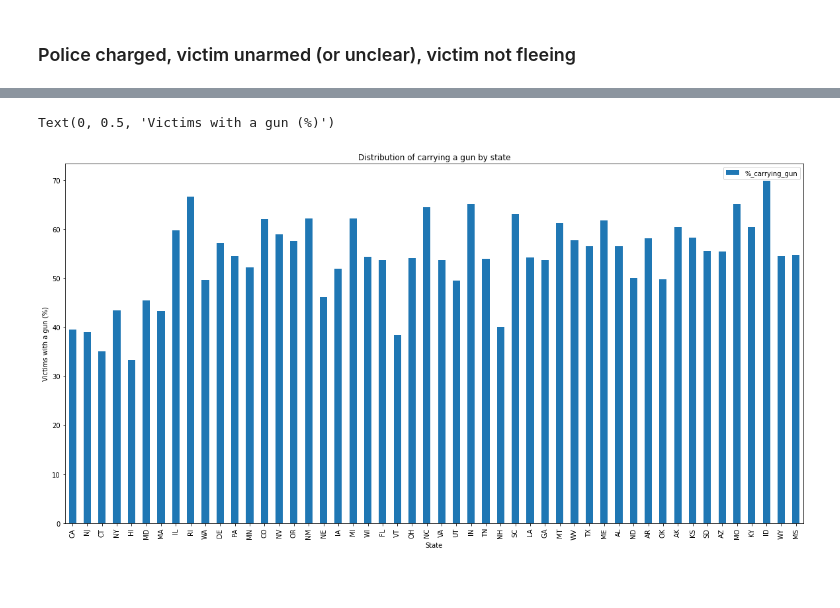
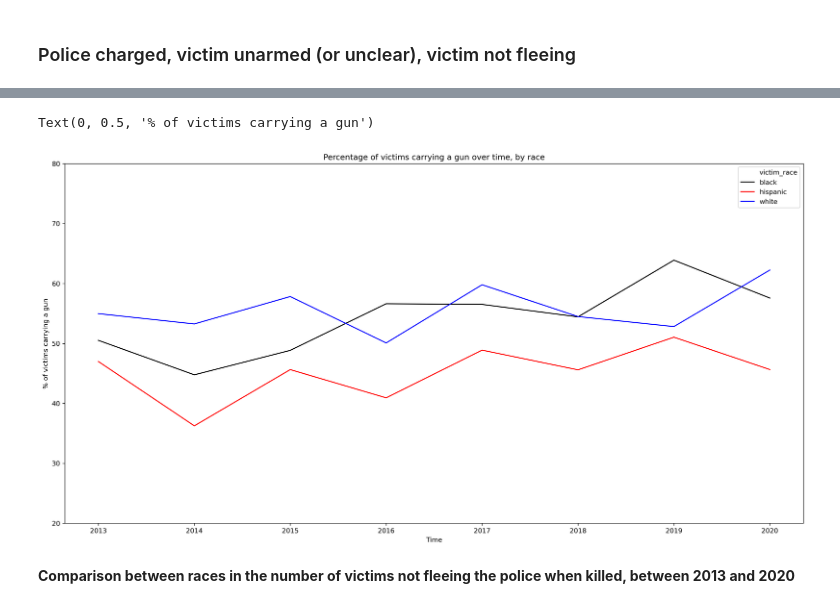
Before and after one commit to epfl-ada/ada-2020-project-milestone-p3-p3_badass, a Jupyter notebook: police_violence.ipynb, the cells around one changed output, grey strips where cells are left out. Drawn from its saved outputs; the diff is of its cells as text; code cells hidden in the pictures; blank space fills up the shorter version.

```diff
--- a/police_violence.ipynb
+++ b/police_violence.ipynb
@@ -219,0 +155,9 @@ df_result.head()
+# %%
+#keep only "white", "black" and "hispanic"
+df_races = PV_data.query('victim_race in @races')
+# %%
+#group by race and year => count the total number of victims by race each year
+total_df = df_races.groupby(['victim_race', 'date'], as_index=False).count()
+total_df['total_count'] = total_df.State
+total_df = total_df[['victim_race', 'date', 'total_count']]
+total_df.head()
@@ -219,0 +182,6 @@ df_result.head()
+# %%
+#group by race, year and weapon => get the number of victims carrying a gun, each year, in every race
+guns_df = df_races.groupby(['victim_race', 'date', 'alleged_weapon'], as_index=False).count()
+guns_df['gun_count'] = guns_df.State
+guns_df = guns_df.query('alleged_weapon == "gun"')
+guns_df.head()
@@ -219,0 +195,5 @@ df_result.head()
+# %%
+final_df = pd.merge(total_df, guns_df, on=['victim_race', 'date'])
+final_df['%_carrying_gun'] = np.around(final_df.gun_count / final_df.total_count * 100, decimals=2)
+final_df = final_df[['victim_race', 'date', '%_carrying_gun']]
+final_df
@@ -220,11 +218,16 @@ df_result.head()
 # %%
 fig, ax = plt.subplots()
 fig.set_size_inches(20, 10)
 
-df_result.plot(ax=ax, x='State', y='%_carrying_gun', kind='bar')
+sns.lineplot(data=final_df, x="date", y="%_carrying_gun", hue="victim_race", palette=["black", "red", "blue"])
 
-ax.set_title('Distribution of carrying a gun by state')
-ax.set_ylabel('Victims with a gun (%)')
+ax.set_ylim(20,80)
+
+ax.set_title("Percentage of victims carrying a gun over time, by race")
+ax.set_xlabel("Time")
+ax.set_ylabel("% of victims carrying a gun")
 # %% [output]
-Text(0, 0.5, 'Victims with a gun (%)')
+Text(0, 0.5, '% of victims carrying a gun')
-[figure, old version]
+[figure, new version]
+# %% [markdown]
+**Comparison between races in the number of victims not fleeing the police when killed, between 2013 and 2020**
```
Also changed, not shown: parts of 65 cells of this notebook.
